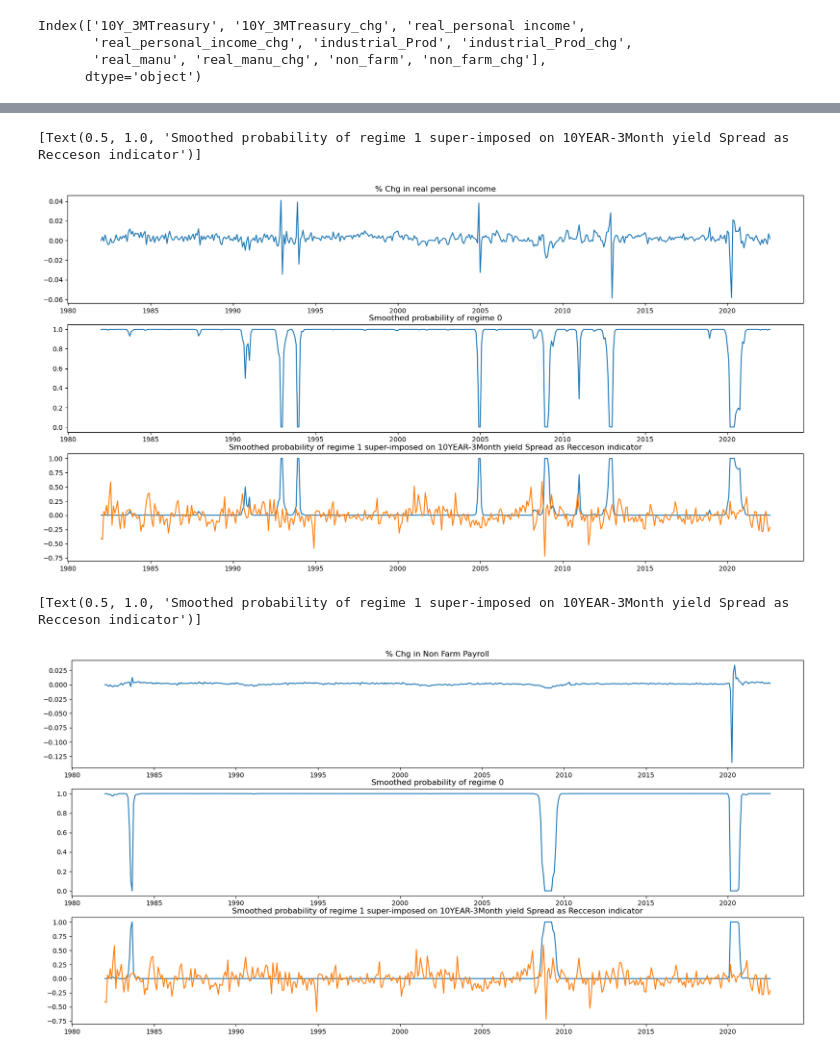
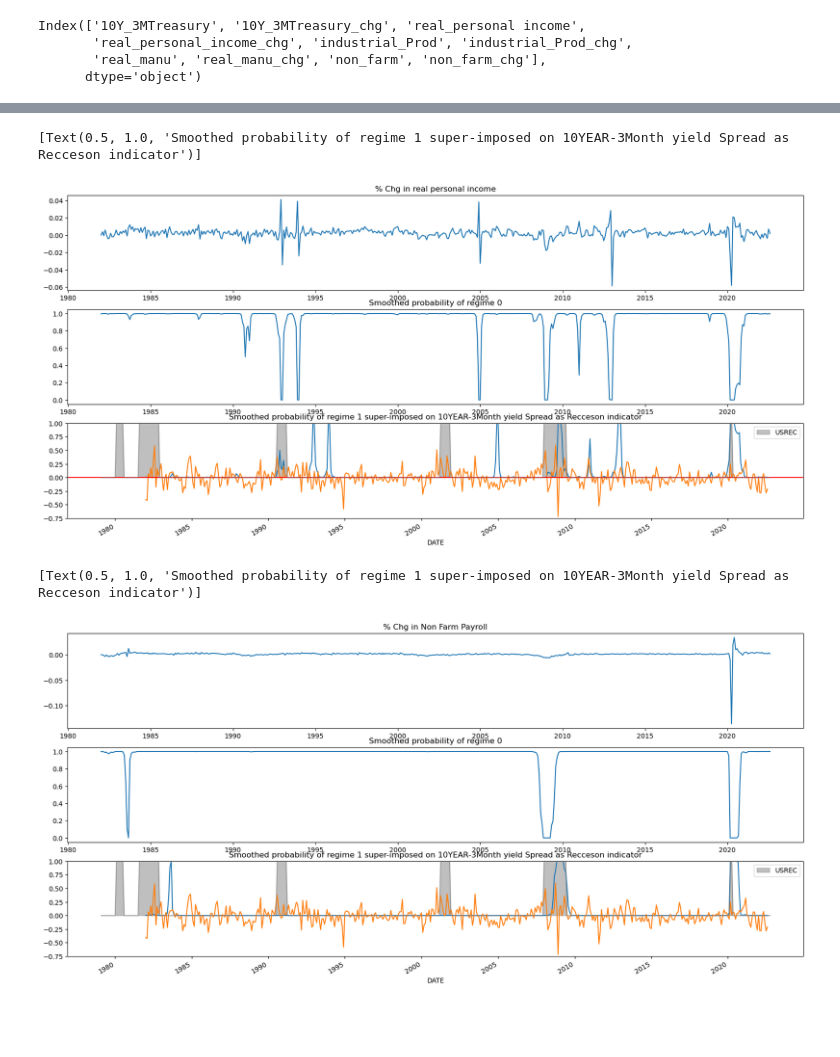
Before and after one commit to joshmaster2165/Reccesion-py-analysis, a Jupyter notebook: FITM618.ipynb, the cells around one changed output, grey strips where cells are left out. Saved outputs shown, nothing was run; the diff lists cells and outputs as text; code cells hidden in the pictures; blank space fills up the shorter version.

```diff
--- a/FITM618.ipynb
+++ b/FITM618.ipynb
@@ -6,6 +18,9 @@ import statsmodels.api as sm
 # %%
 df = pd.read_csv(filepath_or_buffer='ITM_618_Group_Project_Data_FRED_Graph.csv', header=0, index_col=0,
                  infer_datetime_format=True, parse_dates=['observation_date'])
+
+rec_data = pd.read_csv("USREC2.csv")
+rec_data["DATE"] = pd.to_datetime(rec_data["DATE"])
 # %%
 df.columns
 # %% [output]
@@ -84,27 +241,31 @@ df_r = pd.read_csv('ITM_618_Group_Project_Data_FRED_Graph.csv', header=0, index_
 # %%
 
 figure, axes = plt.subplots(3, figsize=(20,10))
 
 ax = axes[0]
 ax.plot(df.index, df['real_personal_income_chg'])
 ax.set(title='% Chg in real personal income')
 
 ax = axes[1]
 ax.plot(df.index, msdr_model_results2.smoothed_marginal_probabilities[0])
 ax.set(title='Smoothed probability of regime 0', )
 
 ax = axes[2]
 ax.plot(df.index, msdr_model_results2.smoothed_marginal_probabilities[1])
 ax.plot(df_r.index, df_r['10Y_3MTreasury_chg'])
+plt.axhline(y=0, color='r', linestyle='-')
+rec_data.plot.area(ax=ax, x='DATE', alpha=0.5, color="gray")
+plt.ylim(-0.75, 1)
 ax.set(title='Smoothed probability of regime 1 super-imposed on 10YEAR-3Month yield Spread as Recceson indicator')
 # %% [output]
 [Text(0.5, 1.0, 'Smoothed probability of regime 1 super-imposed on 10YEAR-3Month yield Spread as Recceson indicator')]
-[figure, old version]
+[figure, new version]
 # %%
 figure, axes = plt.subplots(3, figsize=(20,10))
 
 ax = axes[0]
 ax.plot(df.index, df['non_farm_chg'])
+
 ax.set(title='% Chg in Non Farm Payroll')
 
 ax = axes[1]
@@ -114,7 +275,9 @@ ax.set(title='Smoothed probability of regime 0', )
 ax = axes[2]
 ax.plot(df.index, msdr_model_results1.smoothed_marginal_probabilities[1])
 ax.plot(df_r.index, df_r['10Y_3MTreasury_chg'])
+rec_data.plot.area(ax=ax, x='DATE', alpha=0.5, color="gray")
+plt.ylim(-0.75, 1)
 ax.set(title='Smoothed probability of regime 1 super-imposed on 10YEAR-3Month yield Spread as Recceson indicator')
 # %% [output]
 [Text(0.5, 1.0, 'Smoothed probability of regime 1 super-imposed on 10YEAR-3Month yield Spread as Recceson indicator')]
-[figure, old version]
+[figure, new version]
```
Also changed, not shown: parts of 20 cells of this notebook.
